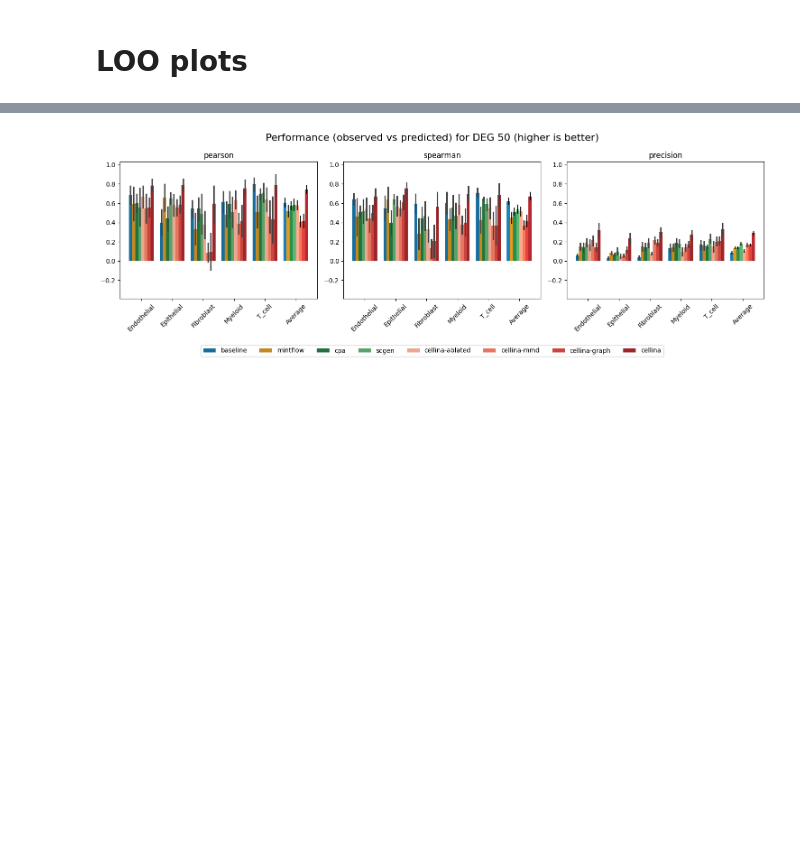
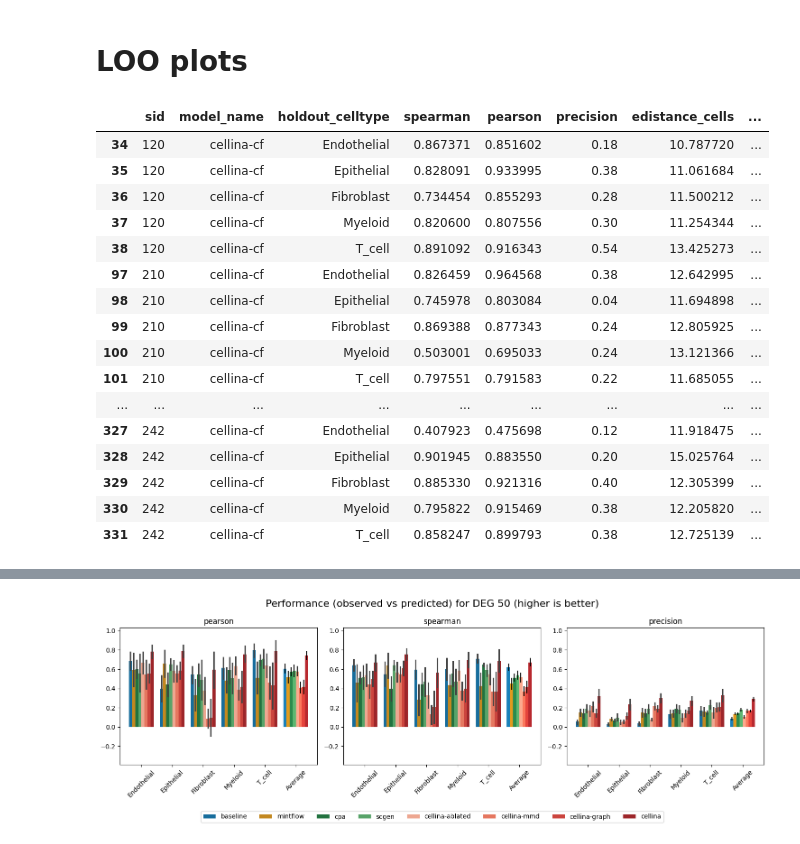
Before and after one commit to PMBio/cellina-reproducibility, a Jupyter notebook: notebooks/ood_plots.ipynb, the cells around one changed output, grey strips where cells are left out. Saved outputs shown, nothing was run; the diff lists cells and outputs as text; code cells hidden in the pictures; blank space fills up the shorter version.

```diff
--- a/notebooks/ood_plots.ipynb
+++ b/notebooks/ood_plots.ipynb
@@ -193,3 +193,23 @@ crc_corr_df = crc_corr_df[~crc_corr_df['holdout_celltype'].isin(discard_celltype
 # Remove rows of sid 110, 222 - Reason: 110 has very low correlations for all models, 222 does not have CRC
 discard_slides = ['110', '222']
 crc_corr_df = crc_corr_df[~crc_corr_df['sid'].isin(discard_slides)]
+# %%
+crc_corr_df[crc_corr_df['model_name']=='cellina-cf']
+# %% [output]
+|  | sid | model_name | holdout_celltype | spearman | pearson | precision | edistance_cells | ... |
+| 34 | 120 | cellina-cf | Endothelial | 0.867371 | 0.851602 | 0.18 | 10.787720 | ... |
+| 35 | 120 | cellina-cf | Epithelial | 0.828091 | 0.933995 | 0.38 | 11.061684 | ... |
+| 36 | 120 | cellina-cf | Fibroblast | 0.734454 | 0.855293 | 0.28 | 11.500212 | ... |
+| 37 | 120 | cellina-cf | Myeloid | 0.820600 | 0.807556 | 0.30 | 11.254344 | ... |
+| 38 | 120 | cellina-cf | T_cell | 0.891092 | 0.916343 | 0.54 | 13.425273 | ... |
+| 97 | 210 | cellina-cf | Endothelial | 0.826459 | 0.964568 | 0.38 | 12.642995 | ... |
+| 98 | 210 | cellina-cf | Epithelial | 0.745978 | 0.803084 | 0.04 | 11.694898 | ... |
+| 99 | 210 | cellina-cf | Fibroblast | 0.869388 | 0.877343 | 0.24 | 12.805925 | ... |
+| 100 | 210 | cellina-cf | Myeloid | 0.503001 | 0.695033 | 0.24 | 13.121366 | ... |
+| 101 | 210 | cellina-cf | T_cell | 0.797551 | 0.791583 | 0.22 | 11.685055 | ... |
+| ... | ... | ... | ... | ... | ... | ... | ... | ... |
+| 327 | 242 | cellina-cf | Endothelial | 0.407923 | 0.475698 | 0.12 | 11.918475 | ... |
+| 328 | 242 | cellina-cf | Epithelial | 0.901945 | 0.883550 | 0.20 | 15.025764 | ... |
+| 329 | 242 | cellina-cf | Fibroblast | 0.885330 | 0.921316 | 0.40 | 12.305399 | ... |
+| 330 | 242 | cellina-cf | Myeloid | 0.795822 | 0.915469 | 0.38 | 12.205820 | ... |
+| 331 | 242 | cellina-cf | T_cell | 0.858247 | 0.899793 | 0.38 | 12.725139 | ... |
```
Also changed, not shown: parts of 5 cells of this notebook.
